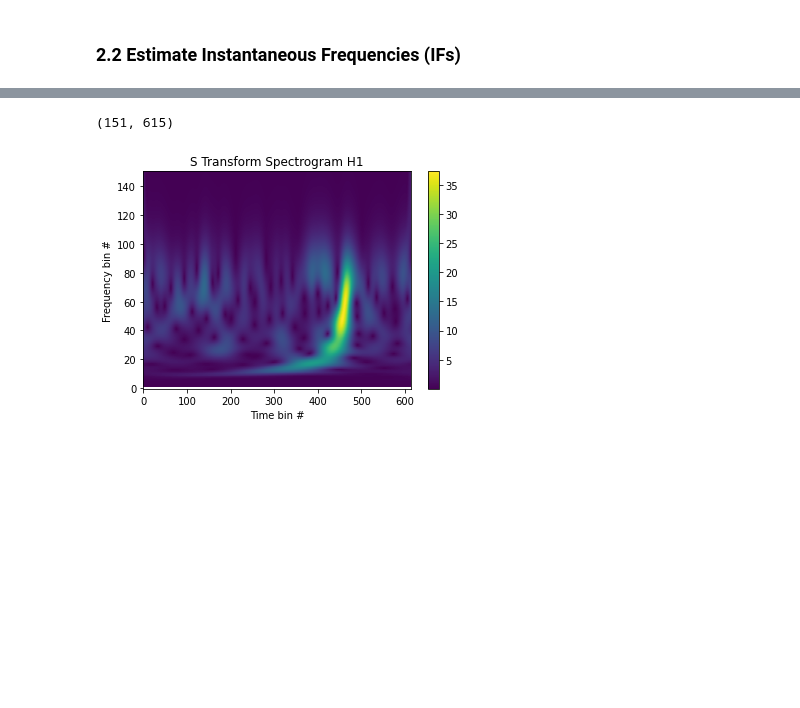
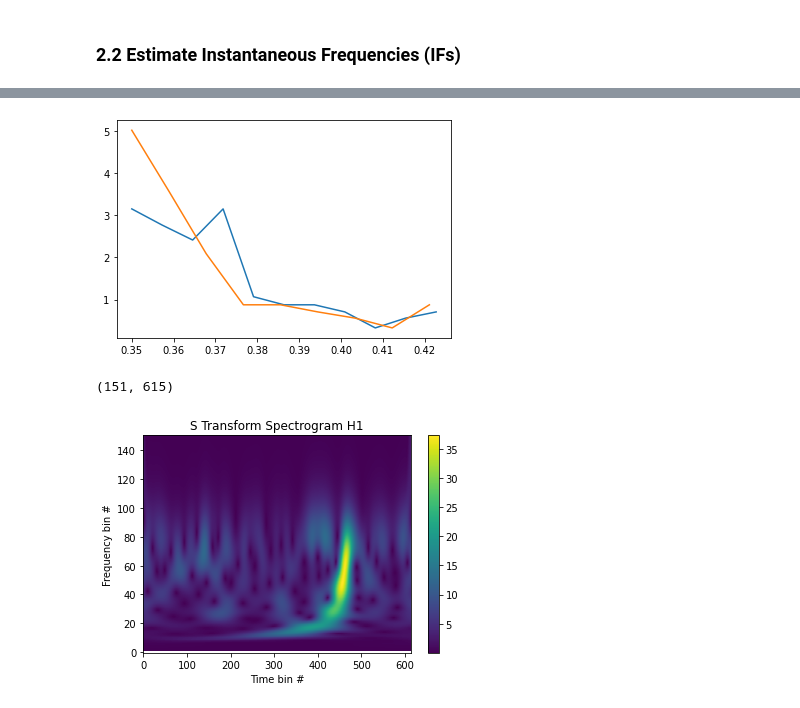
Before and after one commit to xli2522/simple-BBH-waveform, a Jupyter notebook: simple_BBH_waveform.ipynb, the cells around one changed output, grey strips where cells are left out. Saved outputs shown, nothing was run; the diff lists cells and outputs as text; code cells hidden in the pictures; blank space fills up the shorter version.

```diff
--- a/simple_BBH_waveform.ipynb
+++ b/simple_BBH_waveform.ipynb
@@ -139,3 +149,17 @@ pylab.show()
+# %%
+IF_hdata = np.zeros(len(zero_hcrossings)); IF_ldata = np.zeros(len(zero_lcrossings))
+for i in range(len(zero_hcrossings)-1):
+    IF_hdata[i] = 1/(2*((zero_hcrossings[i+1]-zero_hcrossings[i])/2048))          #Kito
+for i in range(len(zero_lcrossings)-1):
+    IF_ldata[i] = 1/(2*((zero_lcrossings[i+1]-zero_lcrossings[i])/2048))          #Kito
+IF_hdata = np.asarray(IF_hdata); IF_ldata = np.asarray(IF_ldata)
+IF_hdata = IF_hdata**(-8/3)*10**5; IF_ldata = IF_ldata**(-8/3)*10**5
+plt.plot(np.linspace(0.35, 0.43, len(IF_hdata)),IF_hdata)
+plt.plot(np.linspace(0.35, 0.43, len(IF_ldata)),IF_ldata)
+
+plt.show()
+# %% [output]
+[figure, added]
 # %%
 import TFchirp
 spectrogramh = abs(TFchirp.sTransform(white_hdata, sample_rate=2048))
```
Also changed, not shown: parts of 2 cells of this notebook.
